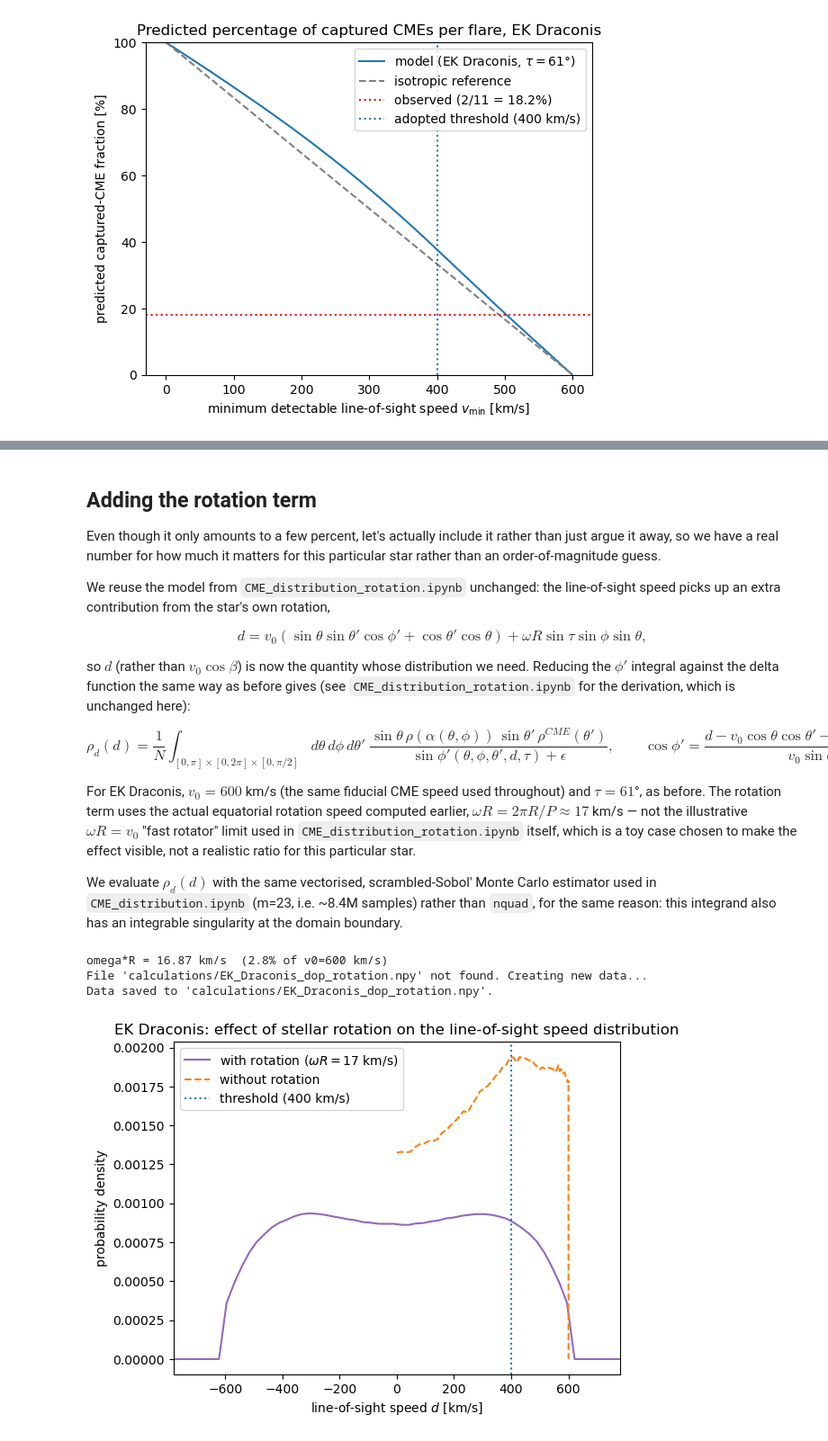
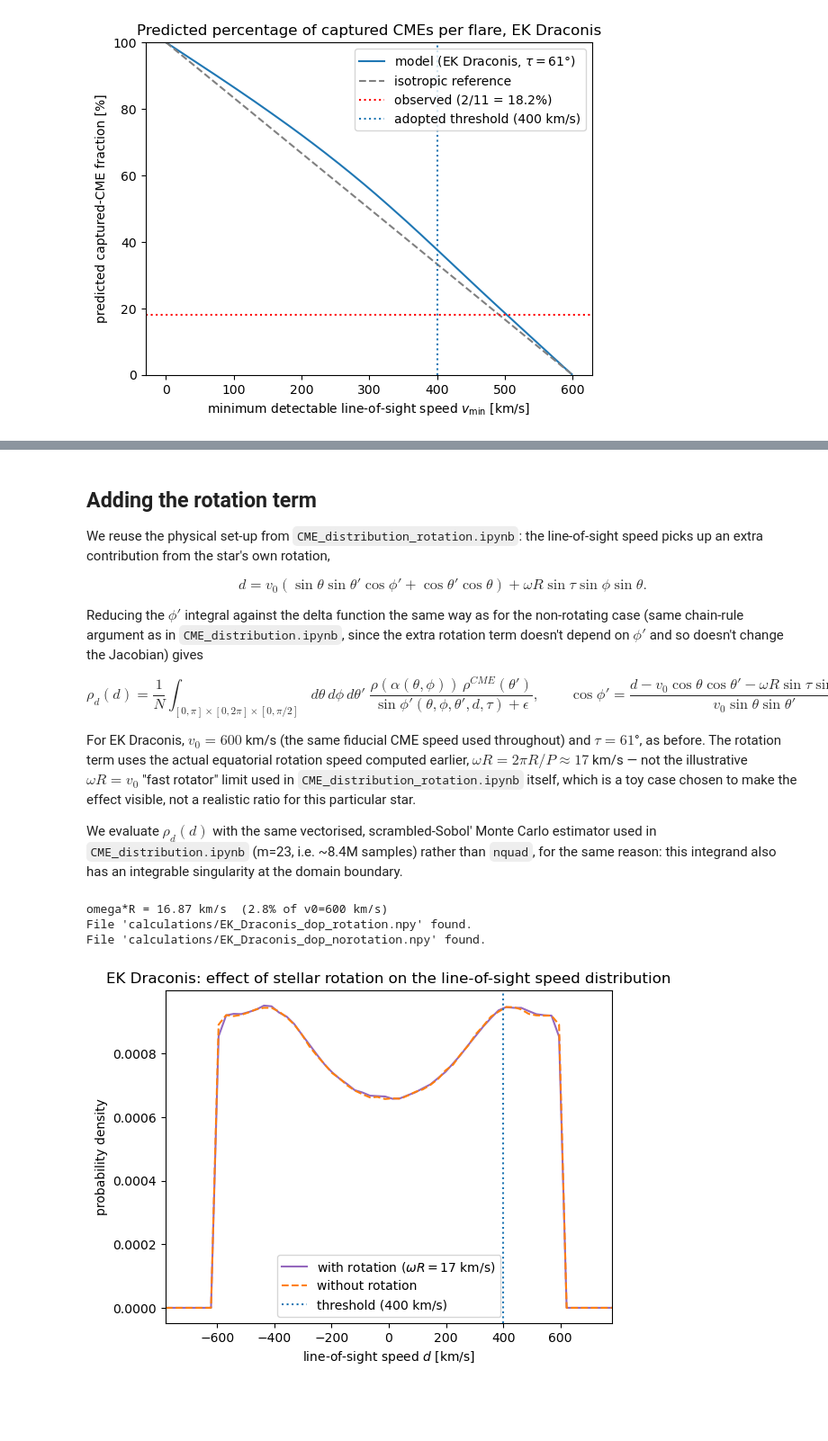
Before and after one commit to demichieldewilde/CME_distribution, a Jupyter notebook: EK_Draconis_CME_observation_ratio.ipynb, the cells around one changed output, grey strips where cells are left out. Shown at 90% size. Drawn from its saved outputs; the diff is of its cells as text; code cells hidden in the pictures; blank space fills up the shorter version.

```diff
--- a/EK_Draconis_CME_observation_ratio.ipynb
+++ b/EK_Draconis_CME_observation_ratio.ipynb
@@ -309,24 +314,21 @@ not a correctness concern.)
 # %% [markdown]
 ## Adding the rotation term
 
-Even though it only amounts to a few percent, let's actually include it rather than just argue it away,
-so we have a real number for how much it matters for this particular star rather than an order-of-magnitude
-guess.
 
-We reuse the model from `CME_distribution_rotation.ipynb` unchanged: the line-of-sight speed picks up an
+We reuse the physical set-up from `CME_distribution_rotation.ipynb`: the line-of-sight speed picks up an
 extra contribution from the star's own rotation,
 
 $$
-d = v_0\left(\sin\theta\sin\theta'\cos\phi' + \cos\theta'\cos\theta\right) + \omega R \sin\tau\sin\phi\sin\theta,
+d = v_0\left(\sin\theta\sin\theta'\cos\phi' + \cos\theta'\cos\theta\right) + \omega R \sin\tau\sin\phi\sin\theta.
 $$
 
-so $d$ (rather than $v_0\cos\beta$) is now the quantity whose distribution we need. Reducing the $\phi'$
-integral against the delta function the same way as before gives (see `CME_distribution_rotation.ipynb`
-for the derivation, which is unchanged here):
+Reducing the $\phi'$ integral against the delta function the same way as for the non-rotating case
+(same chain-rule argument as in `CME_distribution.ipynb`, since the extra rotation term doesn't depend
+on $\phi'$ and so doesn't change the Jacobian) gives
 
 $$
 \rho_d(d) = \frac{1}{N}\int_{[0,\pi]\times[0,2\pi]\times[0,\pi/2]} d\theta\,d\phi\,d\theta'\;
-\frac{\sin\theta\,\rho(\alpha(\theta,\phi))\,\sin\theta'\,\rho^{CME}(\theta')}{\sin\phi'(\theta,\phi,\theta',d,\tau) + \epsilon},
+\frac{\rho(\alpha(\theta,\phi))\,\rho^{CME}(\theta')}{\sin\phi'(\theta,\phi,\theta',d,\tau) + \epsilon},
 \qquad
 \cos\phi' = \frac{d - v_0\cos\theta\cos\theta' - \omega R\sin\tau\sin\phi\sin\theta}{v_0\sin\theta\sin\theta'}.
 $$
@@ -354,47 +356,41 @@ def mc_rho_dops(dops, tau, v0, omega_R, m=23, seed=0):
     u = sampler.random_base2(m=m)
     theta = (u[:, 0] * np.pi)[:, None]
     phi = (u[:, 1] * 2 * np.pi)[:, None]
     theta2 = (u[:, 2] * np.pi / 2)[:, None]
     dops_ = np.asarray(dops)[None, :]
 
     alpha = get_alpha(tau, theta, phi)
     denom = v0 * np.sin(theta) * np.sin(theta2)
     cosphi2 = (dops_ - v0 * np.cos(theta) * np.cos(theta2)
                - omega_R * np.sin(tau) * np.sin(phi) * np.sin(theta)) / denom
     valid = np.abs(cosphi2) <= 1
     sinphi2 = np.where(valid, np.sqrt(np.clip(1 - cosphi2**2, 0, None)), 0.0)
 
-    # same formula as CME_distribution_rotation.ipynb: sin(theta)*sin(theta2) kept as-is (not cancelled)
-    integrand = np.where(valid, np.sin(theta) * rho(alpha) * np.sin(theta2) * rho_CME(theta2) / (sinphi2 + 1e-3), 0.0)
+    # verified-correct form: sin(theta)*sin(theta2) cancelled against the measure (see markdown above).
+    integrand = np.where(valid, rho(alpha) * rho_CME(theta2) / (sinphi2 + 1e-3), 0.0)
     volume = np.pi * (2 * np.pi) * (np.pi / 2)
     return integrand.mean(axis=0) * volume
 
 
 dops = np.linspace(-1.3 * v0, 1.3 * v0, 60)
 dens_rot = get_or_create_data("EK_Draconis_dop_rotation", lambda: mc_rho_dops(dops, tau, v0, omega_R))
-
-# overlay against the non-rotating curve on the same (line-of-sight speed) axis
-v_los_nonrot = beta2speed(betas)                     # betas in [0, pi/2] -> v_los in [v0, 0], decreasing
-order = np.argsort(v_los_nonrot)
-dens_nonrot_pdf = dens / np.trapz(dens, betas)        # normalised in beta
-# convert density-in-beta to density-in-v: rho_v(v) = rho_beta(beta) * |dbeta/dv|, dv = -v0 sin(beta) dbeta
-dv_dbeta = np.abs(v0 * np.sin(betas))
-dens_nonrot_v = dens_nonrot_pdf / (dv_dbeta + 1e-9)
-dens_nonrot_v_pdf = dens_nonrot_v / np.trapz(dens_nonrot_v[order], v_los_nonrot[order])
+# the omega_R=0 limit, computed with the exact same function/normalisation, so it's a like-for-like
+# "without rotation" baseline (unlike the beta-restricted `dens`/`predicted_pct` computed earlier).
+dens_norot = get_or_create_data("EK_Draconis_dop_norotation", lambda: mc_rho_dops(dops, tau, v0, 0.0))
 
 plt.plot(dops, dens_rot / np.trapz(dens_rot, dops), color="tab:purple", label=fr"with rotation ($\omega R={omega_R:.0f}$ km/s)")
-plt.plot(v_los_nonrot[order], dens_nonrot_v_pdf[order], "--", color="tab:orange", label="without rotation")
+plt.plot(dops, dens_norot / np.trapz(dens_norot, dops), "--", color="tab:orange", label="without rotation")
 plt.axvline(v_threshold, color="tab:blue", linestyle=":", label=f"threshold ({v_threshold} km/s)")
 plt.xlabel(r"line-of-sight speed $d$ [km/s]")
 plt.ylabel("probability density")
 plt.title("EK Draconis: effect of stellar rotation on the line-of-sight speed distribution")
 plt.legend()
 plt.xlim(-1.3 * v0, 1.3 * v0)
 plt.show()
 # %% [output]
 omega*R = 16.87 km/s  (2.8% of v0=600 km/s)
-File 'calculations/EK_Draconis_dop_rotation.npy' not found. Creating new data...
-Data saved to 'calculations/EK_Draconis_dop_rotation.npy'.
+File 'calculations/EK_Draconis_dop_rotation.npy' found.
+File 'calculations/EK_Draconis_dop_norotation.npy' found.
-[figure, old version]
+[figure, new version]
 # %% [markdown]
 ### Captured-CME fraction, with vs. without rotation
```
Also changed, not shown: parts of 5 cells of this notebook, 9 other files.
